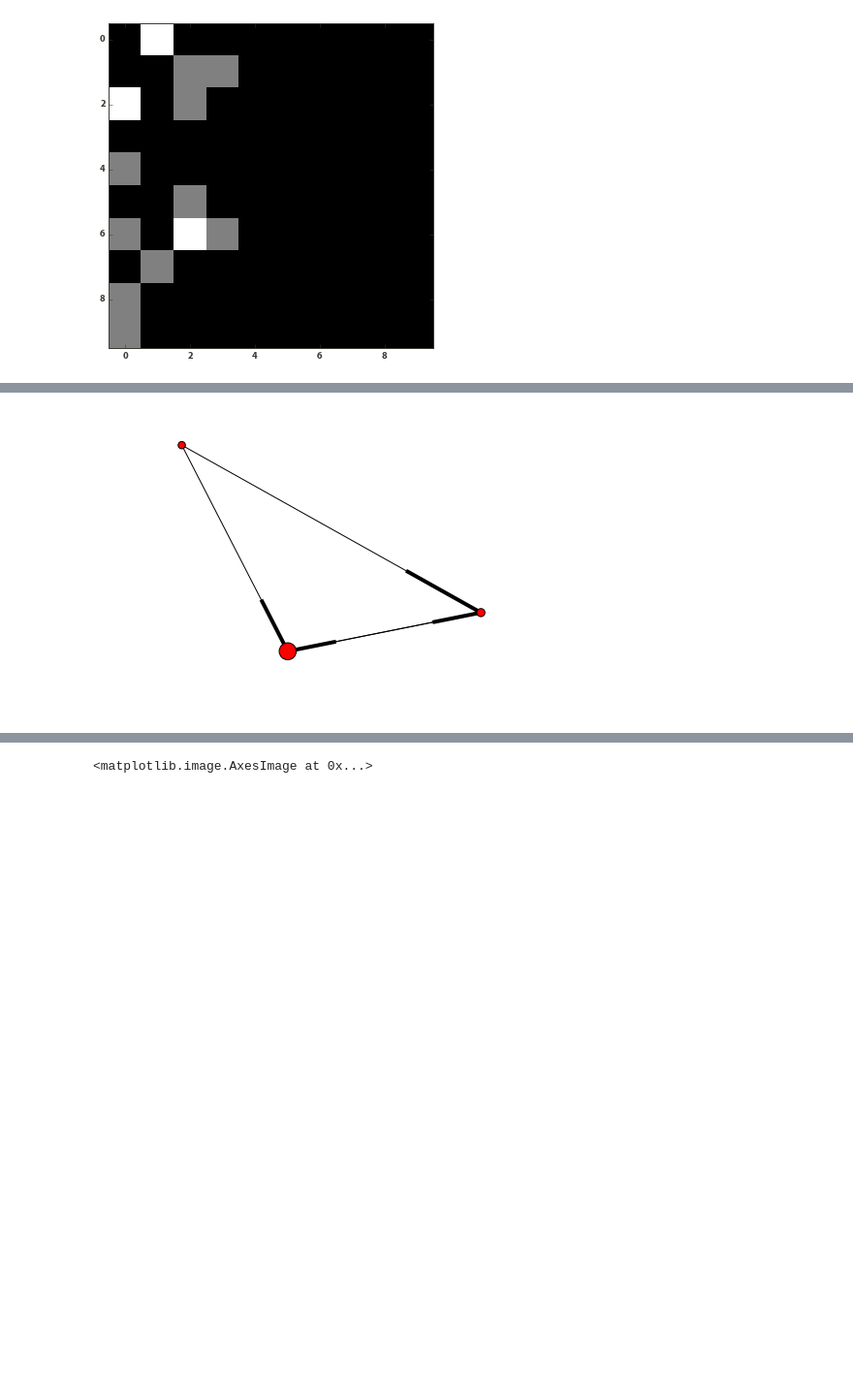
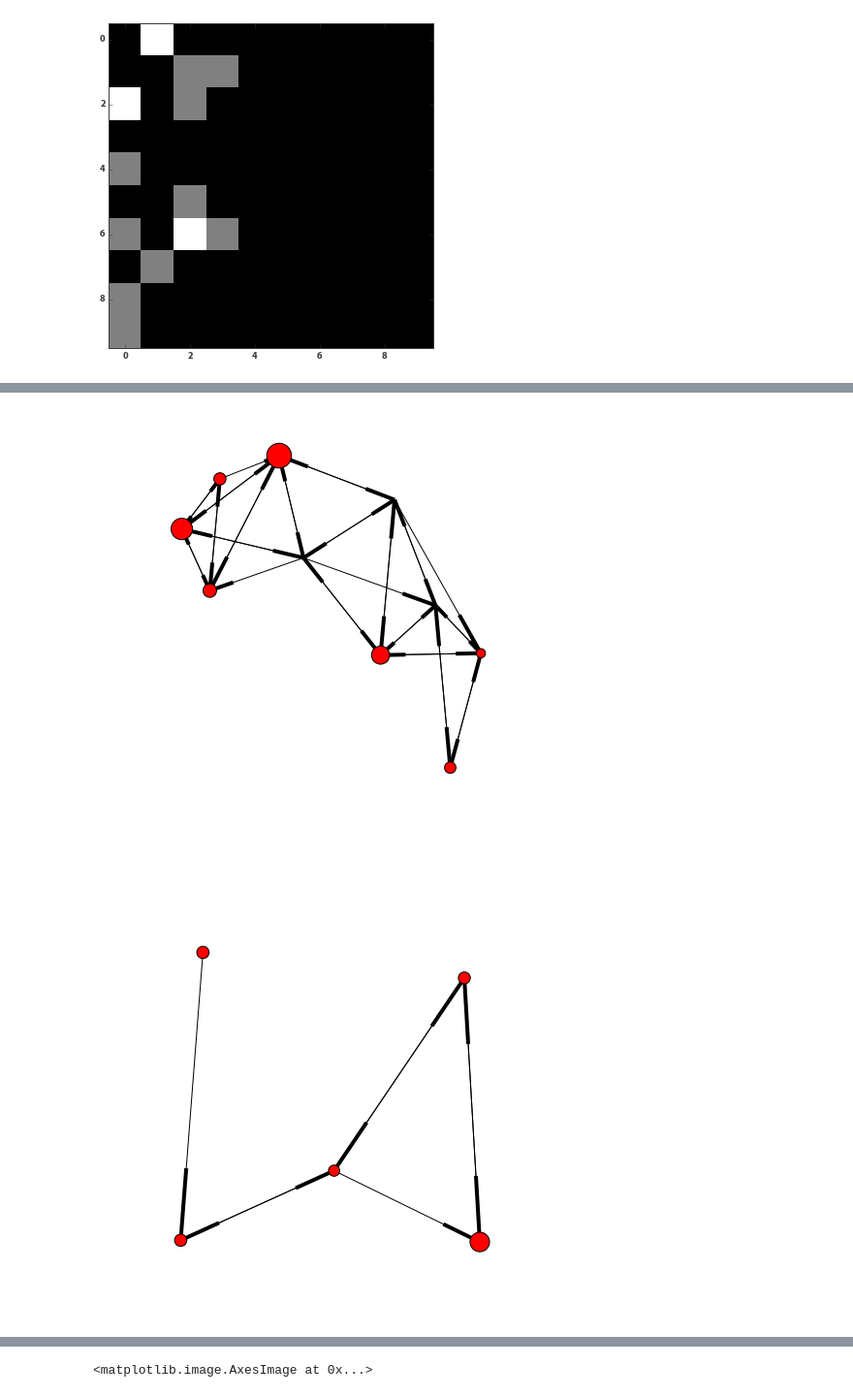
Before and after one commit to williamgilpin/netsim, a Jupyter notebook: simple_models.ipynb, the cells around one changed output, grey strips where cells are left out. Shown at 97% size. Saved outputs shown, nothing was run; the diff lists cells and outputs as text; code cells hidden in the pictures; blank space fills up the shorter version.

Commit message:
added renormalization functions in separate library

```diff
--- a/simple_models.ipynb
+++ b/simple_models.ipynb
@@ -377,76 +268,46 @@ Warning: No eigenvalue equal to one detected. Check transition matrix
 # %%
 import networkx as nx
 
 
 def unhollow(tmat):
     """
     given a nearly stochastic matrix tmat, calculate the
     self-transition probabilities by summing the off-diagonal
     entries for each row and subtracting it from one, then
     putting this number at the diagonal index
     """
     print ("Not implemented")
     return None
 
 
 
-def mat2DiGraph(trans_mat):
-    num_states = trans_mat.shape[0]
-    Tg=nx.DiGraph()
-    Tg.add_nodes_from(range(num_states))
+# def markov_plot(Tg):
+#     """
+#     Take a DiGraph() object as input and make a weighted plot. The size
+#     of each node is propotional to the sum of all the paths going into it
+#     """
+#     sz_array = zeros(len(Tg))
+#     for node in Tg:
+#         tot_node = 0.0
+#         for thing in Tg[node]:
+#             tot_node += Tg[node][thing]['weight']
+#         sz_array[node] = 10./tot_node
 
-    # add self-connections
-    for node in Tg:
-        Tg.add_edge(node, node)
+#     pos=nx.spring_layout(Tg)
+#     nx.draw(Tg, pos, arrows=True,node_size=70*sz_array**2)
 
-    for ii in range(num_states):
-        for jj in range(num_states):
-            if trans_mat[ii][jj] > .001:
-                Tg.add_edge(ii, jj)
-                # Weight by probability of not transitioning
-                Tg[ii][jj]['weight'] = (1-trans_mat[ii][jj])
-    return Tg
-
-
-def markov_plot(Tg):
-    """
-    Take a DiGraph() object as input and make a weighted plot. The size
-    of each node is propotional to the sum of all the paths going into it
-    """
-    sz_array = zeros(len(Tg))
-    for node in Tg:
-        tot_node = 0.0
-        for thing in Tg[node]:
-            tot_node += Tg[node][thing]['weight']
-        sz_array[node] = 10./tot_node
-
-    pos=nx.spring_layout(Tg)
-    nx.draw(Tg, pos, arrows=True,node_size=70*sz_array**2)
-
-import markpy
-
-def markov_plot2(tmat):
-    """
-    Take a stochastic matrix as input and make a weighted plot. The size
-    of each node is propotional to the sum of all the paths going into it
-    """
-
-    sz_array = zeros(len(Tg))
-    for node in Tg:
-        tot_node = 0.0
-        for thing in Tg[node]:
-            tot_node += Tg[node][thing]['weight']
-        sz_array[node] = 10./tot_node
-
-    pos=nx.spring_layout(Tg)
-    nx.draw(Tg, pos, arrows=True,node_size=70*sz_array**2)
 
 mat2 = array([[.1,2,1],[1e-3,.1,1],[1,.1,1]])
 mat2 = array([[.5,.5,0],[.9,.1,0],[.6,.3,.1]])
 
-matTg = mat2DiGraph(mat2)
-pos=nx.spring_layout(matTg)
+# matTg = mat2DiGraph(mat2)
+# pos=nx.spring_layout(matTg)
 # nx.draw(matTg,pos)
-markov_plot(matTg)
+markov_plot(tmat)
+
+figure()
+markov_plot(renorm(tmat))
+# print (getss(mat2))
 # %% [output]
-[figure, old version]
+[figure, new version]
+[figure, added]
```
Also changed, not shown: parts of 8 cells of this notebook, 2 other files.
